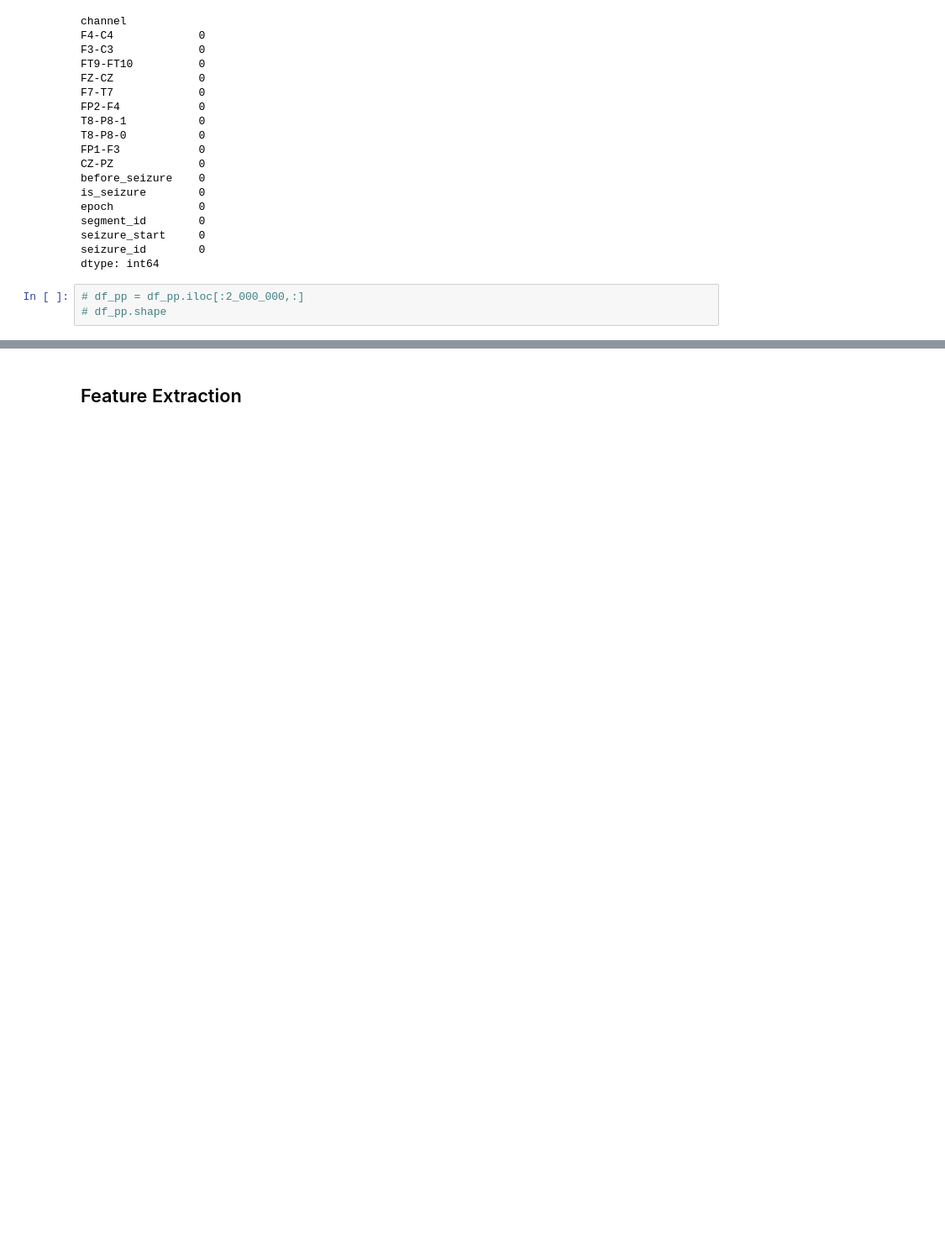
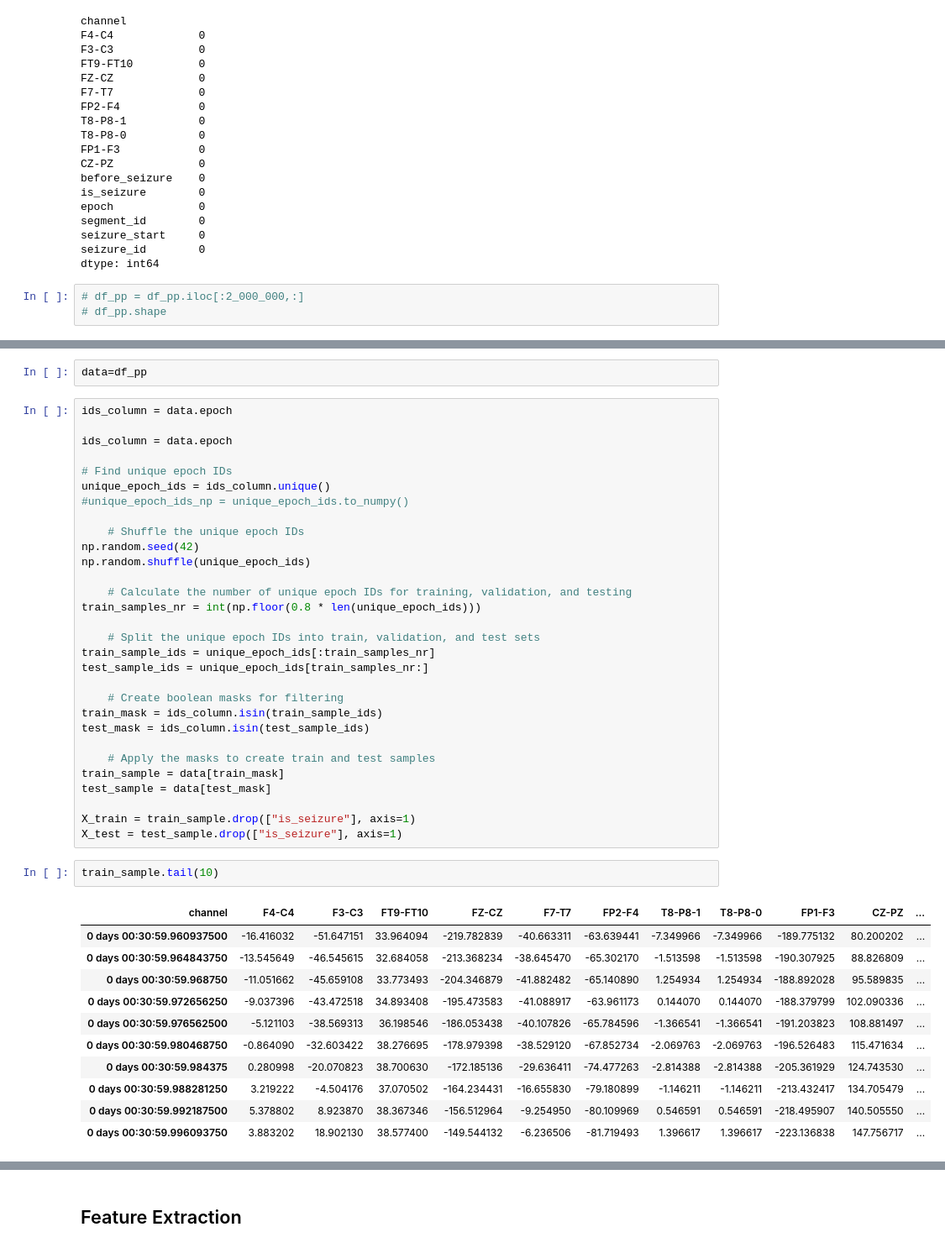
Before and after one commit to anacbroggini/AI-SeizureDetection, a Jupyter notebook: 04_Feature_Extraction_RNN.ipynb, the cells around one changed output, grey strips where cells are left out. Shown at 84% size. Saved outputs shown, nothing was run; the diff lists cells and outputs as text; blank space fills up the shorter version.

```diff
--- a/04_Feature_Extraction_RNN.ipynb
+++ b/04_Feature_Extraction_RNN.ipynb
@@ -47,0 +56,46 @@ dtype: int64
+# %%
+data=df_pp
+# %%
+ids_column = data.epoch
+
+ids_column = data.epoch
+
+# Find unique epoch IDs
+unique_epoch_ids = ids_column.unique()
+#unique_epoch_ids_np = unique_epoch_ids.to_numpy()
+
+    # Shuffle the unique epoch IDs
+np.random.seed(42)
+np.random.shuffle(unique_epoch_ids)
+
+    # Calculate the number of unique epoch IDs for training, validation, and testing
+train_samples_nr = int(np.floor(0.8 * len(unique_epoch_ids)))
+
+    # Split the unique epoch IDs into train, validation, and test sets
+train_sample_ids = unique_epoch_ids[:train_samples_nr]
+test_sample_ids = unique_epoch_ids[train_samples_nr:]
+
+    # Create boolean masks for filtering
+train_mask = ids_column.isin(train_sample_ids)
+test_mask = ids_column.isin(test_sample_ids)
+
+    # Apply the masks to create train and test samples
+train_sample = data[train_mask]
+test_sample = data[test_mask]
+
+X_train = train_sample.drop(["is_seizure"], axis=1)
+X_test = test_sample.drop(["is_seizure"], axis=1)
+# %%
+train_sample.tail(10)
+# %% [output]
+| channel | F4-C4 | F3-C3 | FT9-FT10 | FZ-CZ | F7-T7 | FP2-F4 | T8-P8-1 | T8-P8-0 | FP1-F3 | CZ-PZ | ... |
+| 0 days 00:30:59.960937500 | -16.416032 | -51.647151 | 33.964094 | -219.782839 | -40.663311 | -63.639441 | -7.349966 | -7.349966 | -189.775132 | 80.200202 | ... |
+| 0 days 00:30:59.964843750 | -13.545649 | -46.545615 | 32.684058 | -213.368234 | -38.645470 | -65.302170 | -1.513598 | -1.513598 | -190.307925 | 88.826809 | ... |
+| 0 days 00:30:59.968750 | -11.051662 | -45.659108 | 33.773493 | -204.346879 | -41.882482 | -65.140890 | 1.254934 | 1.254934 | -188.892028 | 95.589835 | ... |
+| 0 days 00:30:59.972656250 | -9.037396 | -43.472518 | 34.893408 | -195.473583 | -41.088917 | -63.961173 | 0.144070 | 0.144070 | -188.379799 | 102.090336 | ... |
+| 0 days 00:30:59.976562500 | -5.121103 | -38.569313 | 36.198546 | -186.053438 | -40.107826 | -65.784596 | -1.366541 | -1.366541 | -191.203823 | 108.881497 | ... |
+| 0 days 00:30:59.980468750 | -0.864090 | -32.603422 | 38.276695 | -178.979398 | -38.529120 | -67.852734 | -2.069763 | -2.069763 | -196.526483 | 115.471634 | ... |
+| 0 days 00:30:59.984375 | 0.280998 | -20.070823 | 38.700630 | -172.185136 | -29.636411 | -74.477263 | -2.814388 | -2.814388 | -205.361929 | 124.743530 | ... |
+| 0 days 00:30:59.988281250 | 3.219222 | -4.504176 | 37.070502 | -164.234431 | -16.655830 | -79.180899 | -1.146211 | -1.146211 | -213.432417 | 134.705479 | ... |
+| 0 days 00:30:59.992187500 | 5.378802 | 8.923870 | 38.367346 | -156.512964 | -9.254950 | -80.109969 | 0.546591 | 0.546591 | -218.495907 | 140.505550 | ... |
+| 0 days 00:30:59.996093750 | 3.883202 | 18.902130 | 38.577400 | -149.544132 | -6.236506 | -81.719493 | 1.396617 | 1.396617 | -223.136838 | 147.756717 | ... |
```
Also changed, not shown: parts of 26 cells of this notebook.
